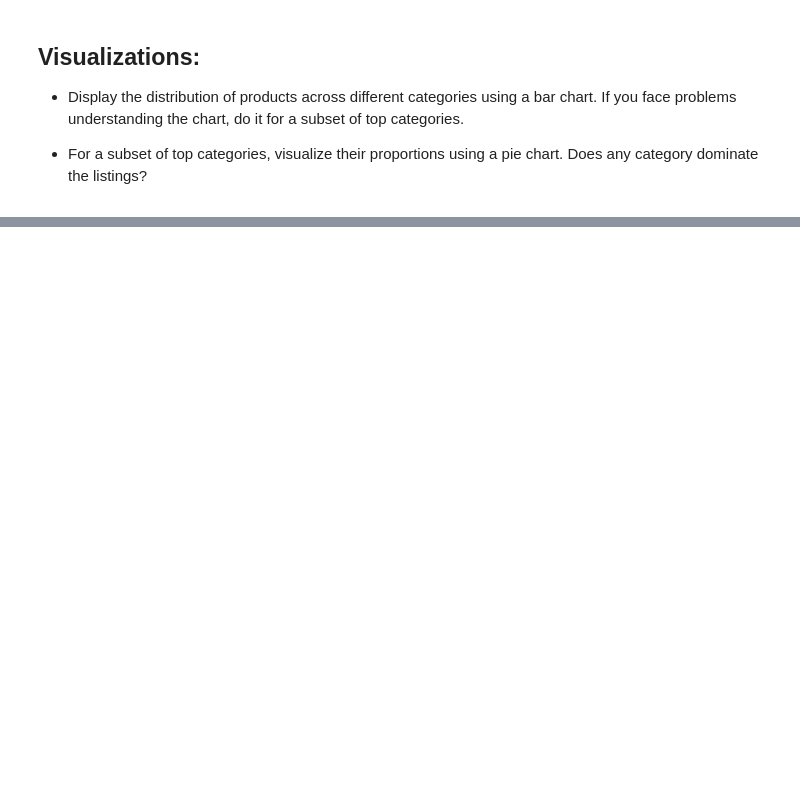
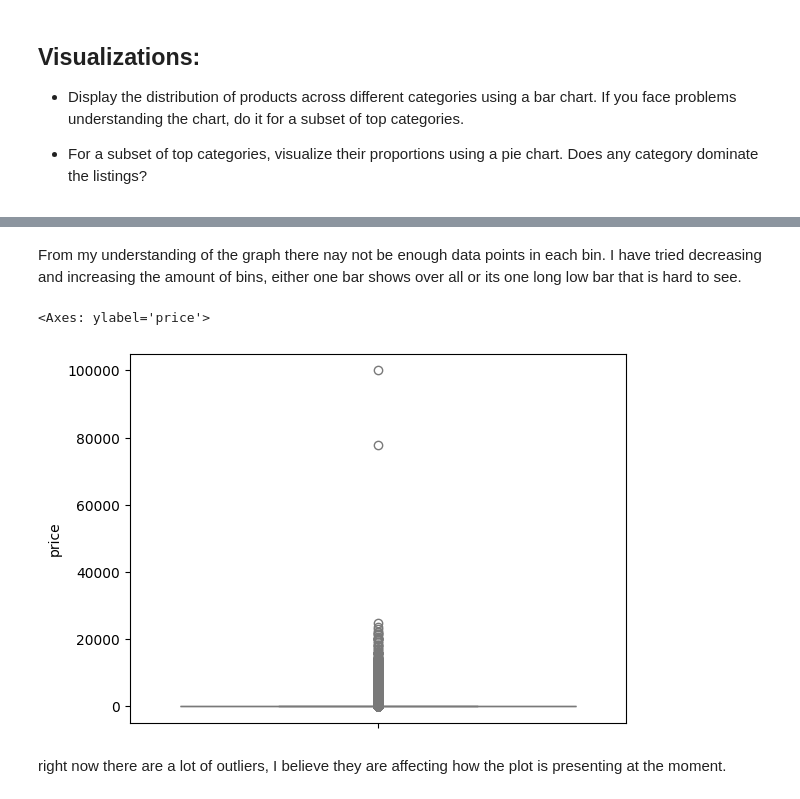
Before and after one commit to DmanDSR/lab-eda-univariate, a Jupyter notebook: lab-eda-univariate.ipynb, the cells around one changed output, grey strips where cells are left out. Saved outputs shown, nothing was run; the diff lists cells and outputs as text; code cells hidden in the pictures; blank space fills up the shorter version.

```diff
--- a/lab-eda-univariate.ipynb
+++ b/lab-eda-univariate.ipynb
@@ -44,0 +154,9 @@ Name: count, dtype: int64
+# %% [markdown]
+From my understanding of the graph there nay not be enough data points in each bin. I have tried decreasing and increasing the amount of bins, either one bar shows over all or its one long low bar that is hard to see.
+# %%
+sns.boxplot(data = df['price'], color="lightblue")
+# %% [output]
+<Axes: ylabel='price'>
+[figure, added]
+# %% [markdown]
+right now there are a lot of outliers, I believe they are affecting how the plot is presenting at the moment.
```
Also changed, not shown: parts of 32 cells of this notebook.
